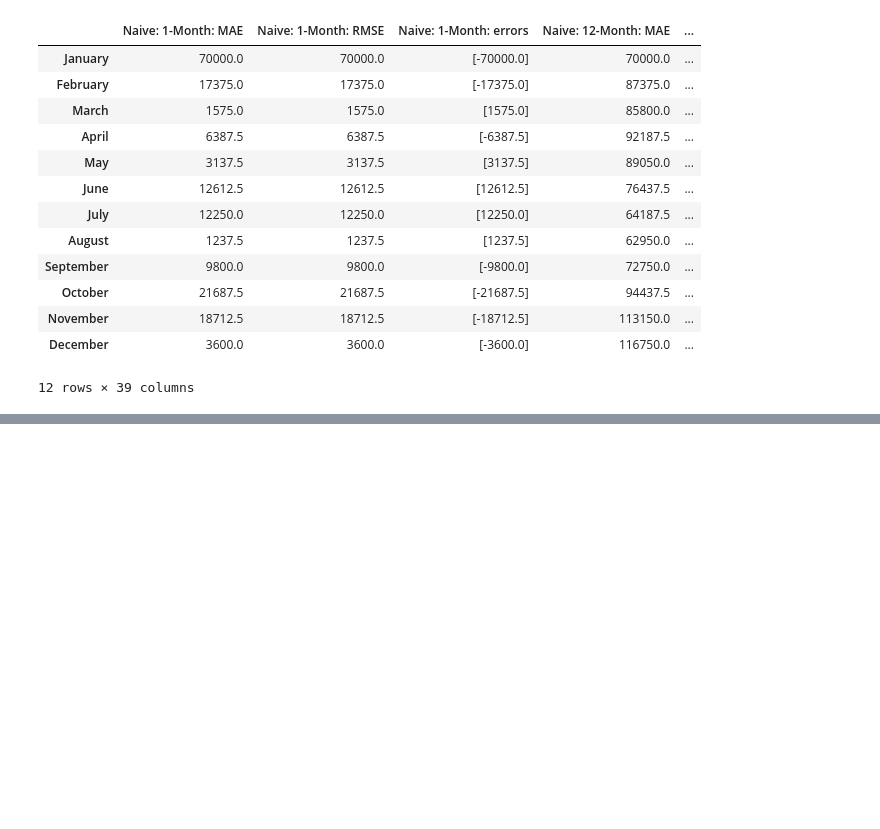
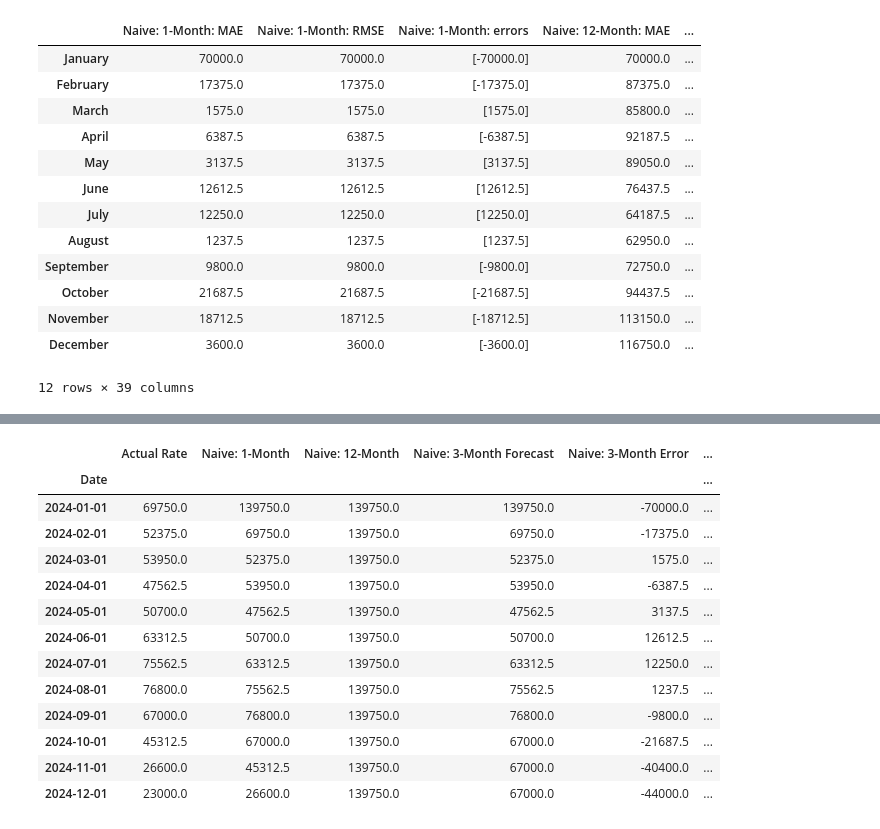
Before and after one commit to thomasmatre/LNGMaster, a Jupyter notebook: naive2.ipynb, the cells around one changed output, grey strips where cells are left out. Saved outputs shown, nothing was run; the diff lists cells and outputs as text; code cells hidden in the pictures; blank space fills up the shorter version.

Commit message:
VAR tables

```diff
--- a/naive2.ipynb
+++ b/naive2.ipynb
@@ -272,0 +483,76 @@ December   <NA>  <NA>
+# %%
+import pandas as pd
+import numpy as np
+from sklearn.metrics import mean_absolute_error, mean_squared_error
+import matplotlib.pyplot as plt
+
+# Load the cleaned data file
+file_path = "cleandata.csv"
+df_clean = pd.read_csv(file_path)
+
+# Convert the date column to datetime and set as index
+df_clean['Date'] = pd.to_datetime(df_clean['Date'], format='%b-%Y')
+df_clean = df_clean.sort_values(by='Date').set_index('Date')
+
+target = 'LNG 174K CBM (2-stroke dual fuel) Spot Rate (avg., $/day)'
+
+df_forecast = df_clean[[target]].copy()
+df_forecast.loc[df_forecast.index >= '2024-01-01', "Actual Rate"] = df_forecast[target].loc[df_forecast.index >= '2024-01-01']
+df_forecast.loc[df_forecast.index >= '2024-01-01', "Naive: 1-Month"] = df_forecast[target].shift(1).loc[df_forecast.index >= '2024-01-01']
+df_forecast.loc[(df_forecast.index >= '2024-01-01') & (df_forecast.index <= '2024-12-31'), "Naive: 12-Month"] = df_forecast[target][df_forecast.index <= "2023-12-01"].iloc[-1]
+
+def add_naive_forecast(df, target_col, months_back, start_date, horizon_months, text):
+    forecast_col = f"Naive: {months_back}-Month Forecast"
+    error_col = f"Naive: {months_back}-Month Error"
+    start = pd.to_datetime(start_date)
+    end = start + pd.DateOffset(months=horizon_months - 1)
+    reference_date = start - pd.DateOffset(months=months_back)
+    if reference_date in df.index:
+        naive_value = df[target_col][df.index < start_date].iloc[-1]
+        forecast_range = (df.index >= start) & (df.index <= end)
+        df.loc[forecast_range, forecast_col] = naive_value
+        df.loc[forecast_range, error_col] = df.loc[forecast_range, "Actual Rate"] - naive_value
+    return df
+
+# Adding 3-month naive forecasts
+forecast_blocks_3m = [
+    ('2024-01-01', 'Jan-Mar'), ('2024-02-01', 'Feb-Apr'), ('2024-03-01', 'Mar-May'),
+    ('2024-04-01', 'Apr-Jun'), ('2024-05-01', 'May-Jul'), ('2024-06-01', 'Jun-Aug'),
+    ('2024-07-01', 'Jul-Sep'), ('2024-08-01', 'Aug-Oct'), ('2024-09-01', 'Sep-Nov'),
+    ('2024-10-01', 'Oct-Dec')
+]
+for start_date, text in forecast_blocks_3m:
+    df_forecast = add_naive_forecast(df_forecast, target, months_back=3, start_date=start_date, horizon_months=3, text=text)
+
+# Adding 6-month naive forecasts
+forecast_blocks_6m = [
+    ('2024-01-01', 'Jan-Jun'), ('2024-02-01', 'Feb-Jul'), ('2024-03-01', 'Mar-Aug'),
+    ('2024-04-01', 'Apr-Sep'), ('2024-05-01', 'May-Oct'), ('2024-06-01', 'Jun-Nov'),
+    ('2024-07-01', 'Jul-Dec')
+]
+for start_date, text in forecast_blocks_6m:
+    df_forecast = add_naive_forecast(df_forecast, target, months_back=6, start_date=start_date, horizon_months=6, text=text)
+
+# Adding 12-month naive forecasts
+df_forecast = add_naive_forecast(df_forecast, target, months_back=12, start_date='2024-01-01', horizon_months=12, text="Jan-Dec")
+
+# Consolidating all forecasts and errors
+final_df = df_forecast.loc[df_forecast.index >= '2024-01-01', ["Actual Rate", "Naive: 1-Month", "Naive: 12-Month", "Naive: 3-Month Forecast", "Naive: 3-Month Error", "Naive: 6-Month Forecast", "Naive: 6-Month Error", "Naive: 12-Month Forecast", "Naive: 12-Month Error"]]
+
+
+display(final_df)
+# %% [output]
+|  | Actual Rate | Naive: 1-Month | Naive: 12-Month | Naive: 3-Month Forecast | Naive: 3-Month Error | ... |
+| Date |  |  |  |  |  | ... |
+| 2024-01-01 | 69750.0 | 139750.0 | 139750.0 | 139750.0 | -70000.0 | ... |
+| 2024-02-01 | 52375.0 | 69750.0 | 139750.0 | 69750.0 | -17375.0 | ... |
+| 2024-03-01 | 53950.0 | 52375.0 | 139750.0 | 52375.0 | 1575.0 | ... |
+| 2024-04-01 | 47562.5 | 53950.0 | 139750.0 | 53950.0 | -6387.5 | ... |
+| 2024-05-01 | 50700.0 | 47562.5 | 139750.0 | 47562.5 | 3137.5 | ... |
+| 2024-06-01 | 63312.5 | 50700.0 | 139750.0 | 50700.0 | 12612.5 | ... |
+| 2024-07-01 | 75562.5 | 63312.5 | 139750.0 | 63312.5 | 12250.0 | ... |
+| 2024-08-01 | 76800.0 | 75562.5 | 139750.0 | 75562.5 | 1237.5 | ... |
+| 2024-09-01 | 67000.0 | 76800.0 | 139750.0 | 76800.0 | -9800.0 | ... |
+| 2024-10-01 | 45312.5 | 67000.0 | 139750.0 | 67000.0 | -21687.5 | ... |
+| 2024-11-01 | 26600.0 | 45312.5 | 139750.0 | 67000.0 | -40400.0 | ... |
+| 2024-12-01 | 23000.0 | 26600.0 | 139750.0 | 67000.0 | -44000.0 | ... |
```
Also changed, not shown: parts of 6 cells of this notebook, 3 other files.
